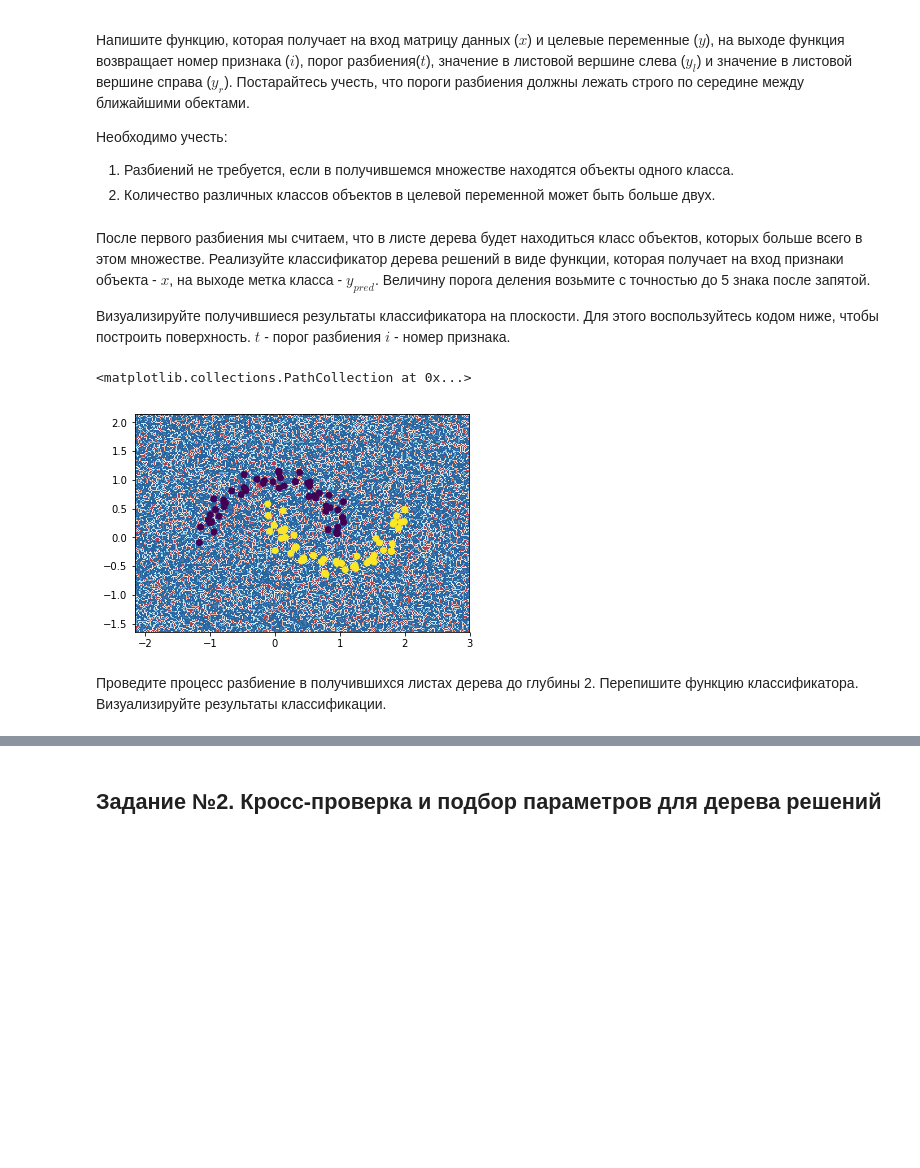
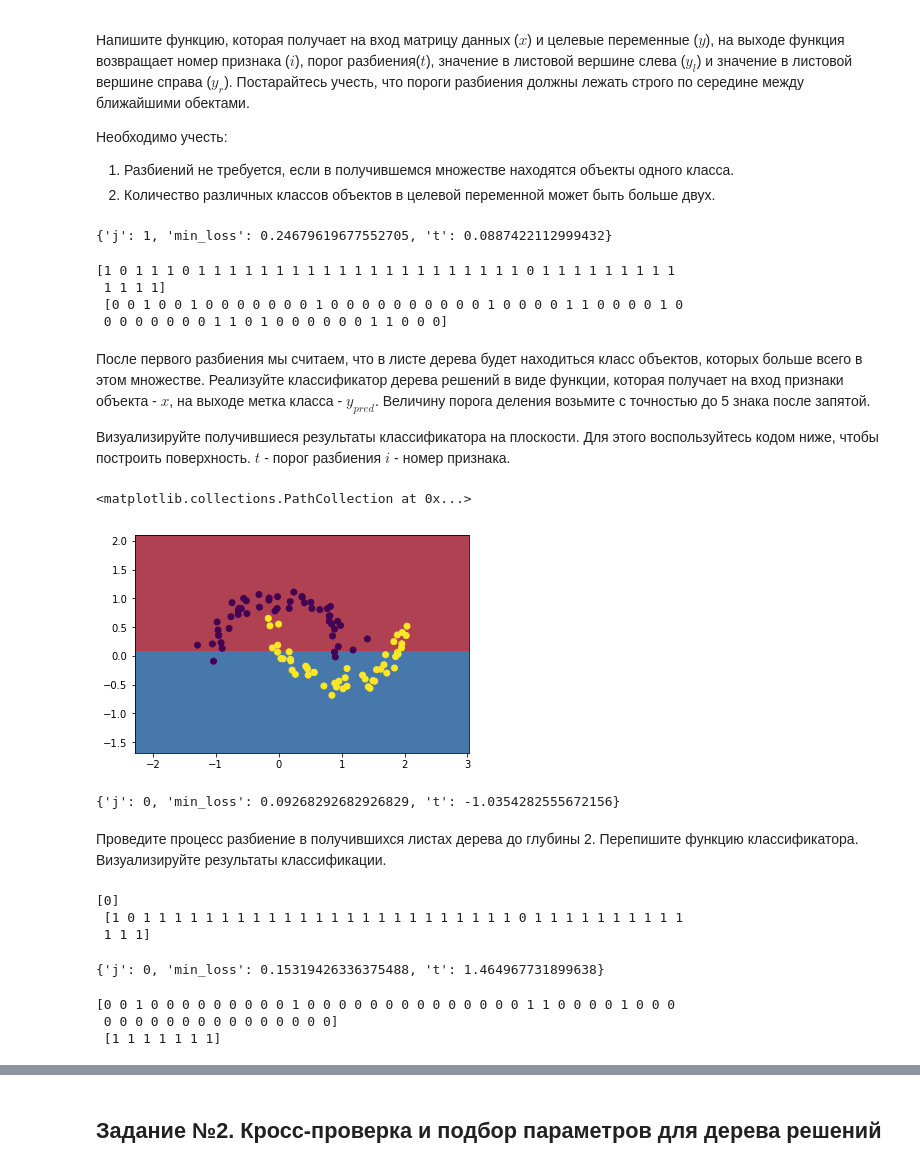
Before and after one commit to Tsypaev/PythonLabs, a Jupyter notebook: practics/lab3_decision_tree/lab_tree.ipynb, the cells around one changed output, grey strips where cells are left out. Saved outputs shown, nothing was run; the diff lists cells and outputs as text; code cells hidden in the pictures; blank space fills up the shorter version.

```diff
--- a/practics/lab3_decision_tree/lab_tree.ipynb
+++ b/practics/lab3_decision_tree/lab_tree.ipynb
@@ -58,3 +77,47 @@ plt.scatter(x[:,0], x[:,1], c = y)
+# %%
+def loss_func(Xl, Xr):
+    Xm = len(Xl) + len(Xr)
+    return len(Xl) * gini_info_func(Xl) / Xm + len(Xr) * gini_info_func(Xr) / Xm
+# %%
+def data_split(x, y):
+
+    # Переменные, в которые мы сохраним наилучший результат
+    best = { 'j' : -1, 'min_loss' : 1, 't' : x.min() - 1 }
+
+    for j in (0, x.shape[1] - 1):
+        # Перебор t
+        for t in np.linspace(x.min(), x.max(), num=x.shape[0]):
+            y_l = [y[i] for i, a in enumerate(x) if a[j] <= t]
+            y_r = [y[i] for i, a in enumerate(x) if a[j] > t]
+            loss = loss_func(y_l, y_r)
+
+            # Фиксирование наилучшего результата
+            if loss < best['min_loss']:
+                best['min_loss'] = loss
+                best['t'] = t
+                best['j'] = j
+
+    # Формируем
+
+    xl = np.array([a for a in x if a[best['j']] <= best['t']])
+    xr = np.array([a for a in x if a[best['j']] > best['t']])
+
+    yl = np.array([y[i] for i, a in enumerate(x) if a[best['j']] <= best['t']])
+    yr = np.array([y[i] for i, a in enumerate(x) if a[best['j']] > best['t']])
+
+    return best, xl, xr, yl, yr
+# %%
+best, xl, xr, yl, yr = data_split(x, y)
+best
+# %% [output]
+{'j': 1, 'min_loss': 0.24679619677552705, 't': 0.0887422112999432}
+# %%
+print(yl, '\n', yr)
+# %% [output]
+[1 0 1 1 1 0 1 1 1 1 1 1 1 1 1 1 1 1 1 1 1 1 1 1 1 1 1 0 1 1 1 1 1 1 1 1 1
+ 1 1 1 1]
+ [0 0 1 0 0 1 0 0 0 0 0 0 0 1 0 0 0 0 0 0 0 0 0 0 1 0 0 0 0 1 1 0 0 0 0 1 0
+ 0 0 0 0 0 0 0 1 1 0 1 0 0 0 0 0 0 1 1 0 0 0]
 # %% [markdown]
 После первого разбиения мы считаем, что в листе дерева будет находиться класс объектов, которых больше всего в этом множестве. Реализуйте классификатор дерева решений в виде функции, которая получает на вход признаки объекта - $x$, на выходе метка класса - $y_{pred}$. Величину порога деления возьмите с точностью до 5 знака после запятой.
 
@@ -62,26 +125,51 @@ plt.scatter(x[:,0], x[:,1], c = y)
 # %%
 def tree_clf(x):
     y_pred = list()
     for it in x.transpose():
         # Алгоритм классификации
-        y_pred.append(np.round(np.random.random())) # Пока дерево классифицирует случайный класс.
+        if it[best['j']] <= best['t']:
+            y_pred.append(1)
+        else:
+            y_pred.append(0)
     return np.array(y_pred)
-
 
 h = .02
 x0_min, x0_max = np.min(x[:,0]) - 1, np.max(x[:,0]) + 1
 x1_min, x1_max = np.min(x[:,1]) - 1, np.max(x[:,1]) + 1
 xx0, xx1 = np.meshgrid(np.arange(x0_min, x0_max, h),
                          np.arange(x1_min, x1_max, h))
 
 Z = tree_clf(np.stack((xx0.ravel(),xx1.ravel())))
 
 Z = Z.reshape(xx0.shape)
 cm = plt.cm.RdBu
+
 plt.contourf(xx0, xx1, Z, cmap=cm, alpha=.8)
 plt.scatter(x[:,0], x[:,1], c = y)
 # %% [output]
 <matplotlib.collections.PathCollection at 0x...>
-[figure, old version]
+[figure, new version]
+# %%
+best_1, xl1, xr1, yl1, yr1 = data_split(xl, yl)
+best_1
+# %% [output]
+{'j': 0, 'min_loss': 0.09268292682926829, 't': -1.0354282555672156}
 # %% [markdown]
 Проведите процесс разбиение в получившихся листах дерева до глубины 2. Перепишите функцию классификатора. Визуализируйте результаты классификации.
+# %%
+print(yl1, '\n', yr1)
+# %% [output]
+[0]
+ [1 0 1 1 1 1 1 1 1 1 1 1 1 1 1 1 1 1 1 1 1 1 1 1 1 1 0 1 1 1 1 1 1 1 1 1 1
+ 1 1 1]
+# %%
+best_2, xl2, xr2, yl2, yr2 = data_split(xr, yr)
+best_2
+# %% [output]
+{'j': 0, 'min_loss': 0.15319426336375488, 't': 1.464967731899638}
+# %%
+print(yl2, '\n', yr2)
+# %% [output]
+[0 0 1 0 0 0 0 0 0 0 0 0 1 0 0 0 0 0 0 0 0 0 0 0 0 0 0 1 1 0 0 0 0 1 0 0 0
+ 0 0 0 0 0 0 0 0 0 0 0 0 0 0 0]
+ [1 1 1 1 1 1 1]
```
Also changed, not shown: parts of 13 cells of this notebook.
